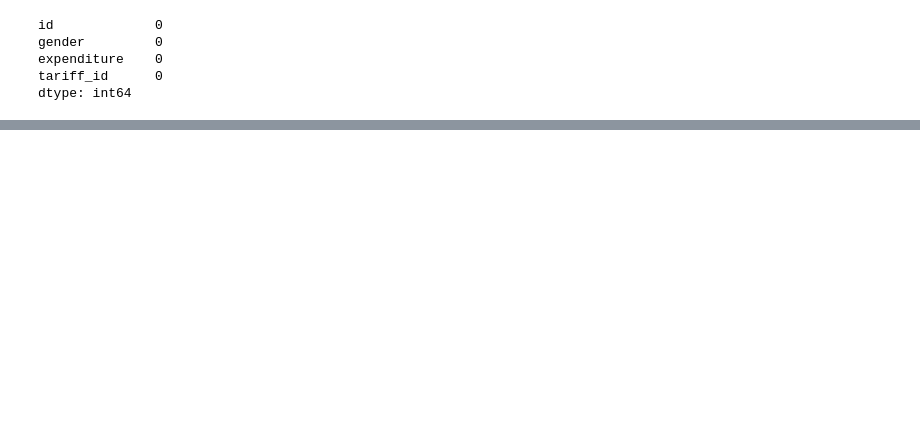
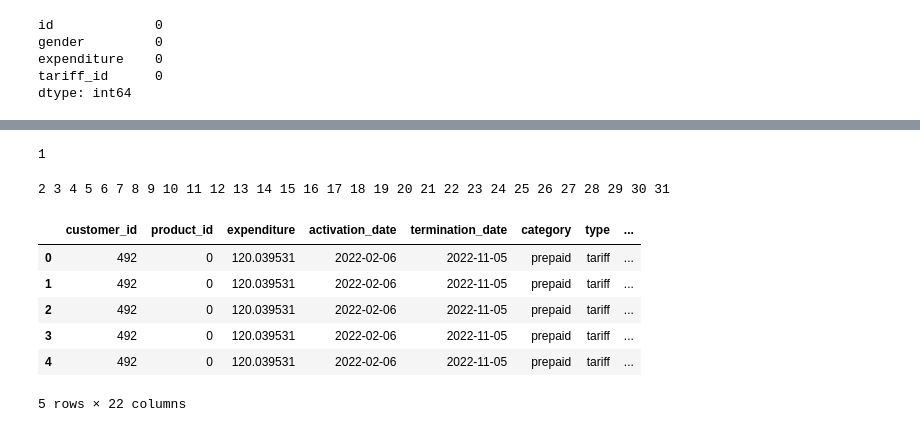
Before and after one commit to Soul-Keeper12986/Saudi-Arabia, a Jupyter notebook: Product_instances_and_events/product_instance_and_events.ipynb, the cells around one changed output, grey strips where cells are left out. Saved outputs shown, nothing was run; the diff lists cells and outputs as text; code cells hidden in the pictures; blank space fills up the shorter version.

Commit message:
Add events partitioning across files

```diff
--- a/Product_instances_and_events/product_instance_and_events.ipynb
+++ b/Product_instances_and_events/product_instance_and_events.ipynb
@@ -342,0 +371,66 @@ product_instances.head()
+# %%
+# total_minutes = from table
+instances_and_costs = pd.merge(product_instances, products, left_on='product_id', right_on='id')
+instances_and_costs['business_product_instance_id'] = instances_and_costs.index
+instances_and_costs['vacant_sum'] = instances_and_costs['expenditure'] - instances_and_costs['cumulative_charge']
+instances_and_costs[instances_and_costs['vacant_sum'] < 0] = 0
+instances_and_costs.drop(['distribution_channel', 'status', 'name', 'recurrent', 'duration'], axis=1, inplace=True)
+
+# CALLS
+# Most unlimited accounts must be for businessmen. The average number of calls per day is 60, the average minutes number per day is 180. Source: https://www.salesbuzz.com/how-many-sales-calls-should-i-make-per-day/
+# The mobile phone calls median is 8. Source: https://www.pewresearch.org/internet/2010/09/02/cell-phones-and-american-adults/
+# Since no scientific papers regarding the distribution of phone calls number was fined, the average values are used and the duration is evenly spread
+# This generation is for the included calls, so the rounding of minutes does not matter
+calls_daily_median_regular = 5
+calls_daily_mean_unlimited_plans = 60
+calls_daily_mean_length_unlimited = 180 / 60
+calls_regular_total = instances_and_costs[(instances_and_costs['allowance_voice'] < sys.maxsize) & (instances_and_costs['allowance_voice'] > 0)].count()[0] * calls_daily_median_regular
+calls_unlimited_total = instances_and_costs[instances_and_costs['allowance_voice'] == sys.maxsize].count()[0] * calls_daily_mean_unlimited_plans
+total_calls_daily = calls_regular_total + calls_unlimited_total
+
+
+events_limited_calls = pd.DataFrame(np.repeat(instances_and_costs[(instances_and_costs['allowance_voice'] < sys.maxsize) & (instances_and_costs['allowance_voice'] > 0)].values, calls_daily_median_regular, axis=0), columns=instances_and_costs.columns)
+events_limited_calls['duration'] = events_limited_calls['allowance_voice'] / 31 / calls_daily_median_regular
+events_unlimited_calls = pd.DataFrame(np.repeat(instances_and_costs[instances_and_costs['allowance_voice'] == sys.maxsize].values, calls_daily_mean_unlimited_plans, axis=0), columns=instances_and_costs.columns)
+events_unlimited_calls['duration'] = calls_daily_mean_length_unlimited
+events = events_limited_calls.append(events_unlimited_calls)
+
+# GENERATION OF CALL EVENTS - COPY AN EVENT PROMPT TABLE FOR EACH DAY
+calls = []
+# The generation period is March 20
+for day in range(1, 32):
+    print(day, end=' ')
+    calls_timestamps = pd.Series(activity_distribution_generation(total_calls_daily))
+    np.random.shuffle(calls_timestamps)
+    calls_timestamps = datetime(2022, 3, day) + pd.TimedeltaIndex(calls_timestamps, unit='h')
+    current = events.copy()
+    current['date'] = calls_timestamps
+    calls.append(current)
+# CREATE ONE DATAFRAME FROM THE CALLS ARRAY
+
+calls_events = calls[0]
+for i in range(1, len(calls)):
+    calls_events = calls_events.append(calls[i])
+
+calls_events['cost'] = 0
+calls_events['number_of_sms'] = 0
+calls_events['total_volume'] = 0
+calls_events['event_type'] = 'call'
+
+calls_events.head()
+
+
+# DATA
+# SMS
+
+# instances_and_costs.head()
+# %% [output]
+1
+2 3 4 5 6 7 8 9 10 11 12 13 14 15 16 17 18 19 20 21 22 23 24 25 26 27 28 29 30 31
+|  | customer_id | product_id | expenditure | activation_date | termination_date | category | type | ... |
+| 0 | 492 | 0 | 120.039531 | 2022-02-06 | 2022-11-05 | prepaid | tariff | ... |
+| 1 | 492 | 0 | 120.039531 | 2022-02-06 | 2022-11-05 | prepaid | tariff | ... |
+| 2 | 492 | 0 | 120.039531 | 2022-02-06 | 2022-11-05 | prepaid | tariff | ... |
+| 3 | 492 | 0 | 120.039531 | 2022-02-06 | 2022-11-05 | prepaid | tariff | ... |
+| 4 | 492 | 0 | 120.039531 | 2022-02-06 | 2022-11-05 | prepaid | tariff | ... |
+5 rows × 22 columns
```
Also changed, not shown: parts of 20 cells of this notebook, 7 other files.
